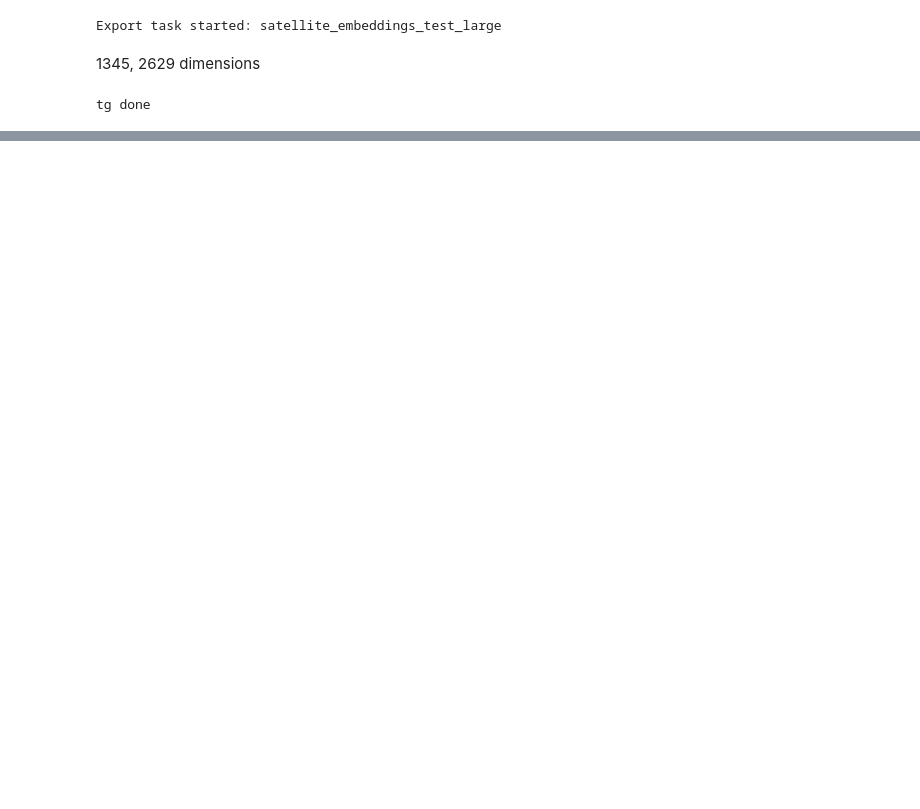
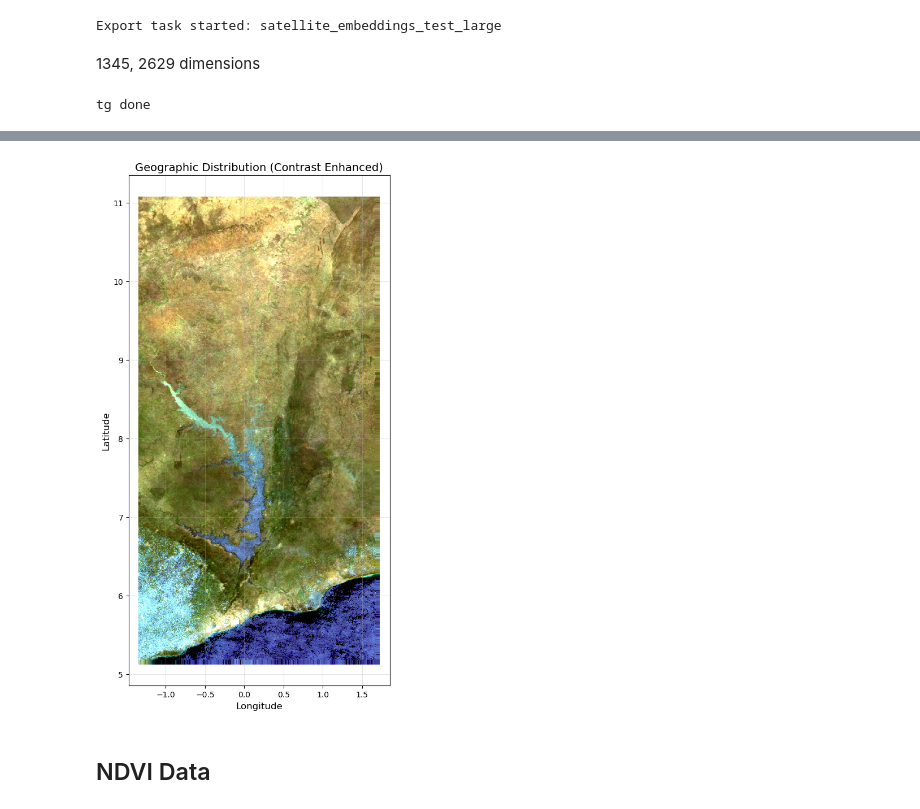
Before and after one commit to bridgestoprosperity/general-data, a Jupyter notebook: notebooks/gee-embeddings/gee-rwi-embeddings-method.ipynb, the cells around one changed output, grey strips where cells are left out. Drawn from its saved outputs; the diff is of its cells as text; code cells hidden in the pictures; blank space fills up the shorter version.

```diff
--- a/notebooks/gee-embeddings/gee-rwi-embeddings-method.ipynb
+++ b/notebooks/gee-embeddings/gee-rwi-embeddings-method.ipynb
@@ -133,0 +636,9 @@ test_gdf.describe()
+# %%
+
+# Usage
+fig, ax = plot_rgb_points_stretched(tg_rgb)
+plt.show()
+# %% [output]
+[figure, added]
+# %% [markdown]
+## NDVI Data
```
Also changed, not shown: parts of 42 cells of this notebook.
